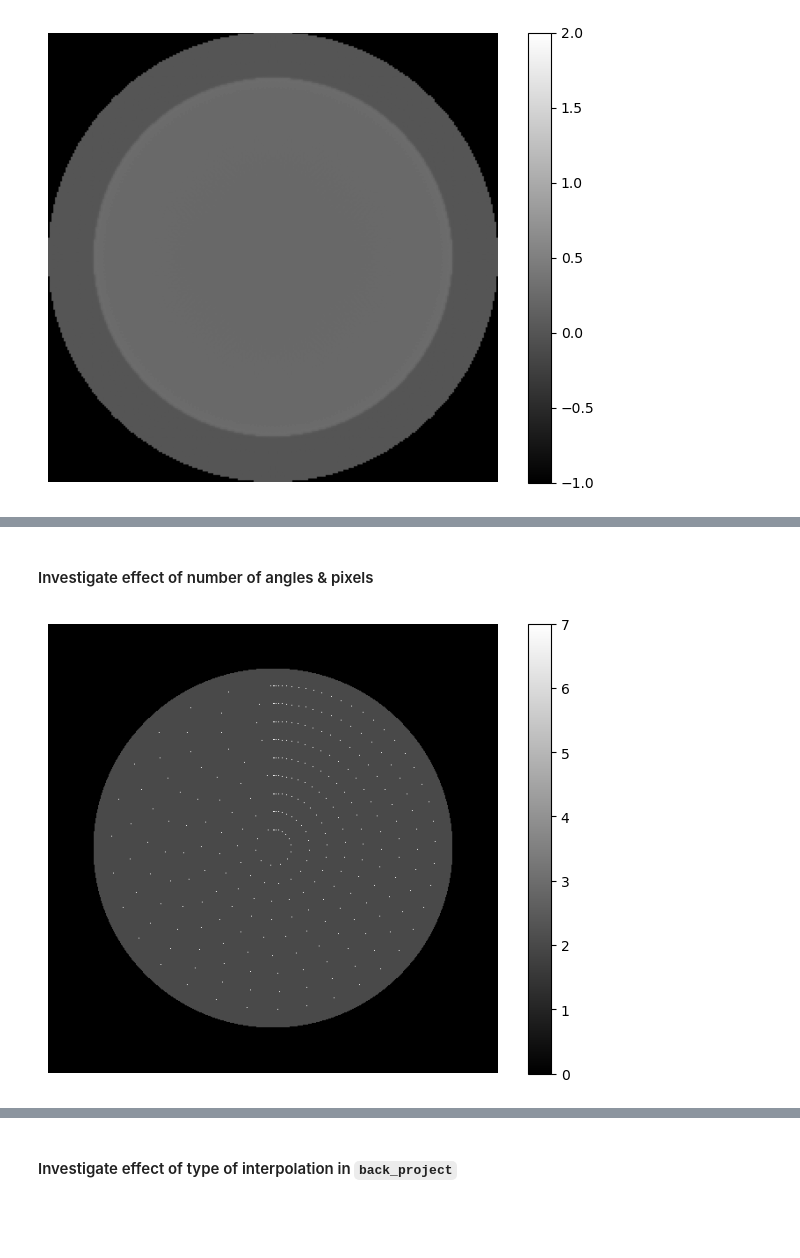
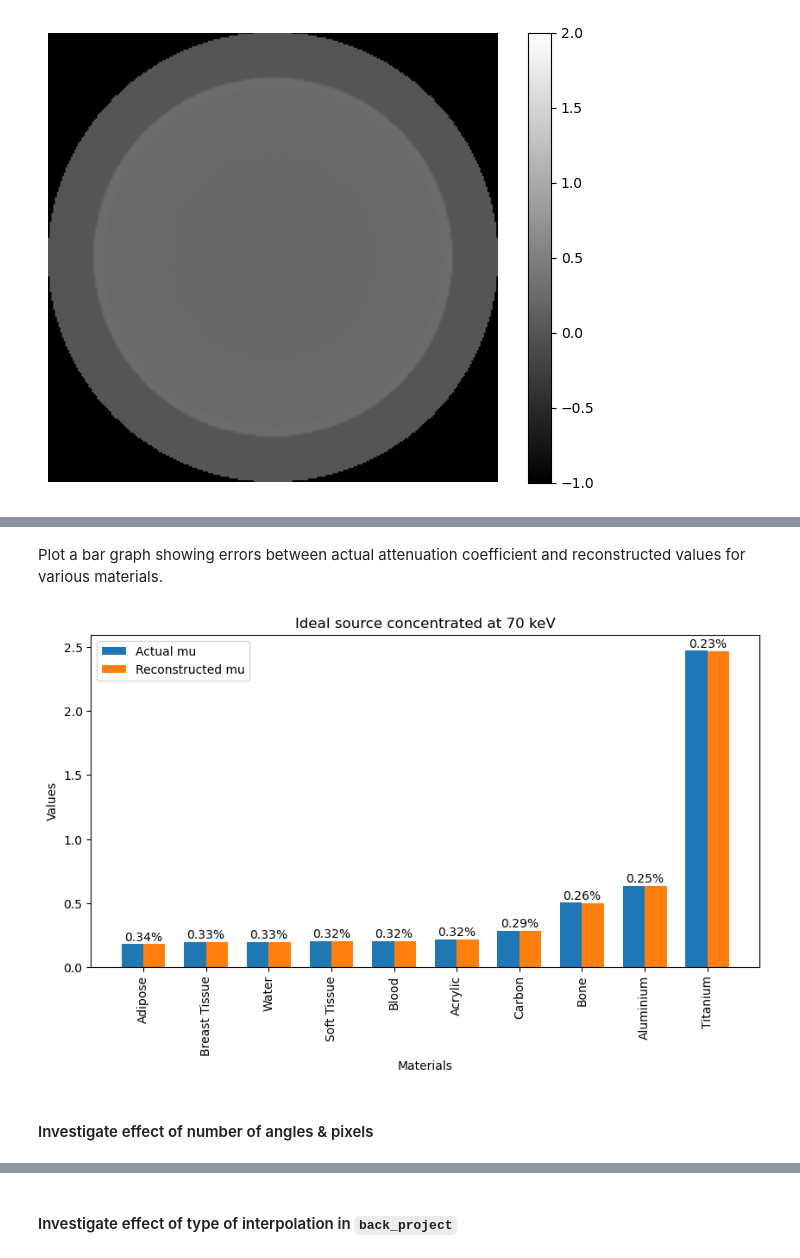
Before and after one commit to SunnyRT/GG2_CT_reconstruction, a Jupyter notebook: exp_rt.ipynb, the cells around one changed output, grey strips where cells are left out. Saved outputs shown, nothing was run; the diff lists cells and outputs as text; code cells hidden in the pictures; blank space fills up the shorter version.

```diff
--- a/exp_rt.ipynb
+++ b/exp_rt.ipynb
@@ -433,11 +524,52 @@ draw(y2_filter, caxis=[0,1])
+# %% [markdown]
+Plot a bar graph showing errors between actual attenuation coefficient and reconstructed values for various materials.
+# %%
+# Retain the first 10 values
+clip_indices = np.argsort(mu_ary)[1:11]
+
+mu_clip = mu_ary[clip_indices]
+y_clip = y_ary[clip_indices]
+
+names = np.array(material.name)
+name_clip = names[clip_indices]
+
+# Compute percentage error
+errors = np.abs(y_clip - mu_clip)/mu_clip*100
+# %%
+# Create a figure and axis
+fig, ax = plt.subplots(figsize=(10, 5))
+
+# Define bar width and positions
+bar_width = 0.35
+index = np.arange(len(name_clip))
+
+# Plot the bars
+bar_mu = ax.bar(index, mu_clip, bar_width, label='Actual mu')
+bar_y = ax.bar(index+bar_width, y_clip, bar_width, label='Reconstructed mu')
+
+# Add labels, title, and legend
+ax.set_xlabel('Materials')
+ax.set_ylabel('Values')
+ax.set_title('Ideal source concentrated at 70 keV')
+ax.set_xticks(index + bar_width / 2)
+ax.set_xticklabels(name_clip, rotation=90)  # Rotate x-axis labels if necessary
+for i in index:
+    ax.text(index[i] + bar_width / 2, max(mu_clip[i], y_clip[i]+0.02) + 0.01, f'{errors[i]:.2f}%', ha='center')
+
+plt.legend()
+
+# Show plot
+plt.show()
+# %% [output]
+[figure, added]
 # %% [markdown]
 #### Investigate effect of number of angles & pixels
 # %%
 nangles_ary = np.array([64, 128, 256])
 npixels_ary = np.array([64, 128, 256])
-draw(p8)
+p8 = ct_phantom(material.name, 256, 8, 'Titanium')
+p8_mu = phantom_mu(p8, material, peak_energy)
+draw(p8_mu)
-# %% [output]
-[figure, removed]
 # %%
 fig, axes = plt.subplots(nrows=4, ncols=4, figsize=(15, 15))
 for i, npixel in enumerate(npixels_ary):
```
Also changed, not shown: parts of 26 cells of this notebook, 1 other file.
